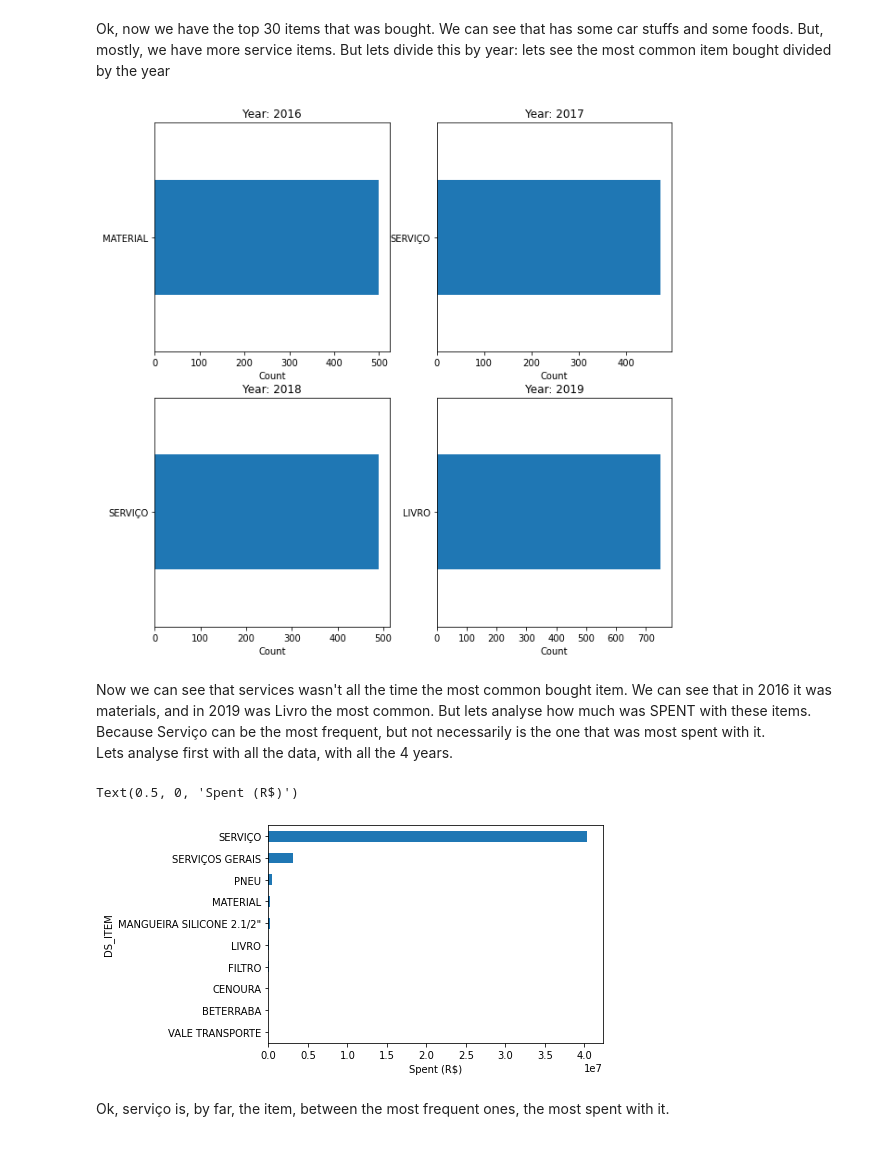
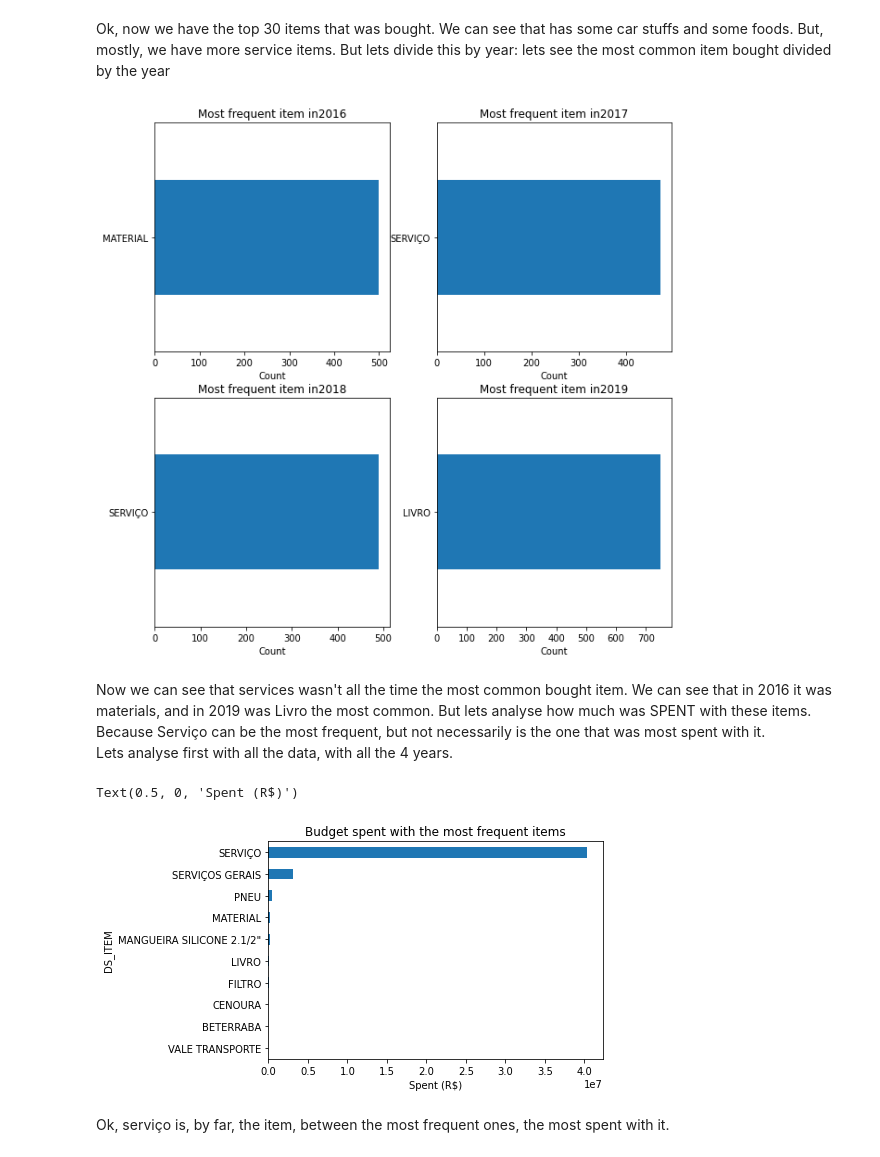
Before and after one commit to bernardocecchetto/teste-tecnico-data-sciencie-brigade, a Jupyter notebook: analysis.ipynb, the cells around one changed output. Drawn from its saved outputs; the diff is of its cells as text; code cells hidden in the pictures.

```diff
--- a/analysis.ipynb
+++ b/analysis.ipynb
@@ -140,12 +141,12 @@ figure(figsize=(10, 10))
 plot = 1
 for i in ([2016, 2017, 2018, 2019]):
   plt.subplot(2,2,plot)
-  plt.title("Year: " + str(i))
+  plt.title("Most frequent item in" + str(i))
   combined_item['DS_ITEM'][combined_item['ANO_LICITACAO'] == i].value_counts()[:top].sort_values().plot.barh()
   plt.xlabel('Count')
   plot+=1
 # %% [output]
-[figure, old version]
+[figure, new version]
 # %% [markdown]
 Now we can see that services wasn't all the time the most common bought item. We can see that in 2016 it was materials, and in 2019 was Livro the most common. But lets analyse how much was SPENT with these items. Because Serviço can be the most frequent, but not necessarily is the one that was most spent with it. \
 Lets analyse first with all the data, with all the 4 years.
@@ -155,10 +156,11 @@ items = combined_item['DS_ITEM'].value_counts()[:10].keys() # save the top items
 most_freq_items = combined_item[combined_item['DS_ITEM'].isin(items)] #filtering the dataframe only with the top-10 most frequent items
 # %%
 most_freq_items.groupby('DS_ITEM').sum()['VL_UNITARIO_HOMOLOGADO'].sort_values().plot.barh()
+plt.title("Budget spent with the most frequent items")
 plt.xlabel("Spent (R$)")
 # %% [output]
 Text(0.5, 0, 'Spent (R$)')
-[figure, old version]
+[figure, new version]
 # %% [markdown]
 Ok, serviço is, by far, the item, between the most frequent ones, the most spent with it.
 # %% [markdown]
```
Also changed, not shown: parts of 4 cells of this notebook.
